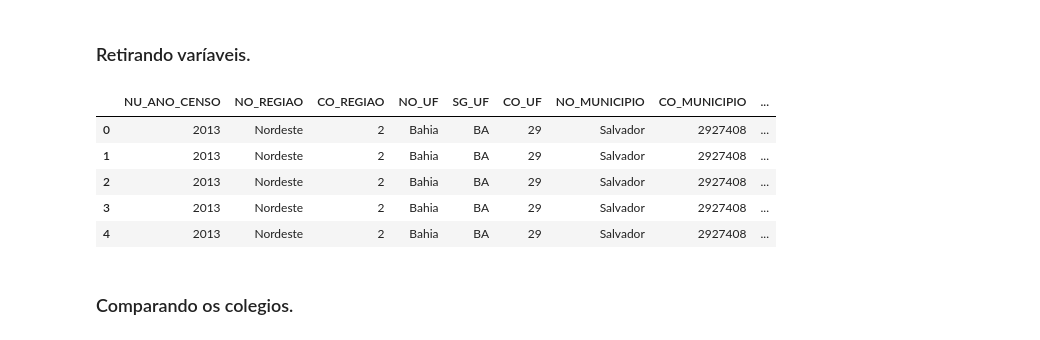
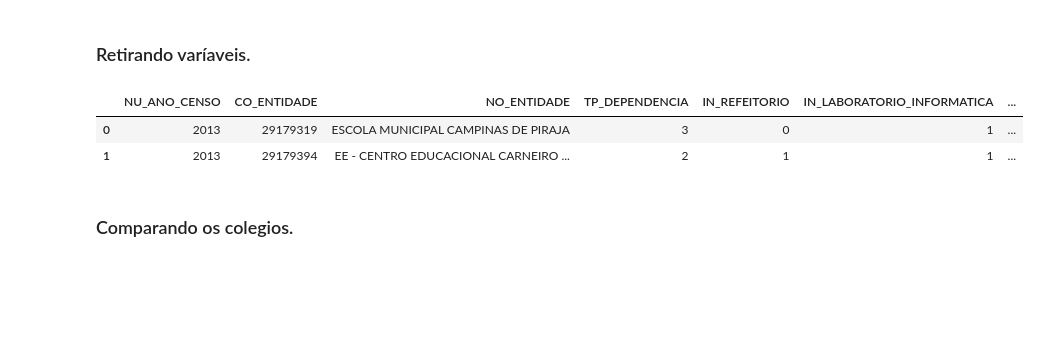
Before and after one commit to Bruno-Santana-Eco/Dados_Painel_Escolas_SSA, a Jupyter notebook: Diff-in-diff.ipynb, the cells around one changed output. Cells and saved outputs as stored; diff of their text form; code cells hidden in the pictures; blank space fills up the shorter version.

```diff
--- a/Diff-in-diff.ipynb
+++ b/Diff-in-diff.ipynb
@@ -426,14 +423,13 @@ memory usage: 3.3+ MB
 df_uniao.to_excel('C:/Users/Samsung/Documents/GitHub-Datas/Trabalho_Vanessa/Tratamento/df_uniao.xlsx', index=False)
 # %% [markdown]
 ### Retirando varíaveis.
-# %%
-df_uniao.head()
-# %% [output]
-|  | NU_ANO_CENSO | NO_REGIAO | CO_REGIAO | NO_UF | SG_UF | CO_UF | NO_MUNICIPIO | CO_MUNICIPIO | ... |
-| 0 | 2013 | Nordeste | 2 | Bahia | BA | 29 | Salvador | 2927408 | ... |
-| 1 | 2013 | Nordeste | 2 | Bahia | BA | 29 | Salvador | 2927408 | ... |
-| 2 | 2013 | Nordeste | 2 | Bahia | BA | 29 | Salvador | 2927408 | ... |
-| 3 | 2013 | Nordeste | 2 | Bahia | BA | 29 | Salvador | 2927408 | ... |
-| 4 | 2013 | Nordeste | 2 | Bahia | BA | 29 | Salvador | 2927408 | ... |
 # %%
-df_uniao = df_uniao[['NU_ANO_CENSO', 'CO_ENTIDADE', 'NO_ENTIDADE', 'TP_DEPENDENCIA', 'geom','distancia_minima','distancia_minima.1', 'Controle de grupo']]
+df_uniao = df_uniao[['NU_ANO_CENSO', 'CO_ENTIDADE', 'NO_ENTIDADE', 'TP_DEPENDENCIA','IN_REFEITORIO','IN_LABORATORIO_INFORMATICA','IN_LABORATORIO_CIENCIAS',
+                     'IN_BIBLIOTECA', 'IN_AUDITORIO','IN_QUADRA_ESPORTES_COBERTA','IN_SALA_MULTIUSO','IN_EQUIP_LOUSA_DIGITAL','IN_COMPUTADOR','IN_INTERNET'
+                     ,'TP_ATIVIDADE_COMPLEMENTAR','QT_MAT_BAS','QT_MAT_INF','QT_MAT_INF_CRE','QT_MAT_INF_PRE','QT_MAT_FUND','QT_MAT_FUND_AI','QT_MAT_FUND_AF','QT_MAT_MED',
+                     'geom','distancia_minima','distancia_minima.1', 'Controle de grupo']]
+df_uniao.head(2)
+# %% [output]
+|  | NU_ANO_CENSO | CO_ENTIDADE | NO_ENTIDADE | TP_DEPENDENCIA | IN_REFEITORIO | IN_LABORATORIO_INFORMATICA | ... |
+| 0 | 2013 | 29179319 | ESCOLA MUNICIPAL CAMPINAS DE PIRAJA | 3 | 0 | 1 | ... |
+| 1 | 2013 | 29179394 | EE - CENTRO EDUCACIONAL CARNEIRO ... | 2 | 1 | 1 | ... |
```
Also changed, not shown: parts of 3 cells of this notebook.
